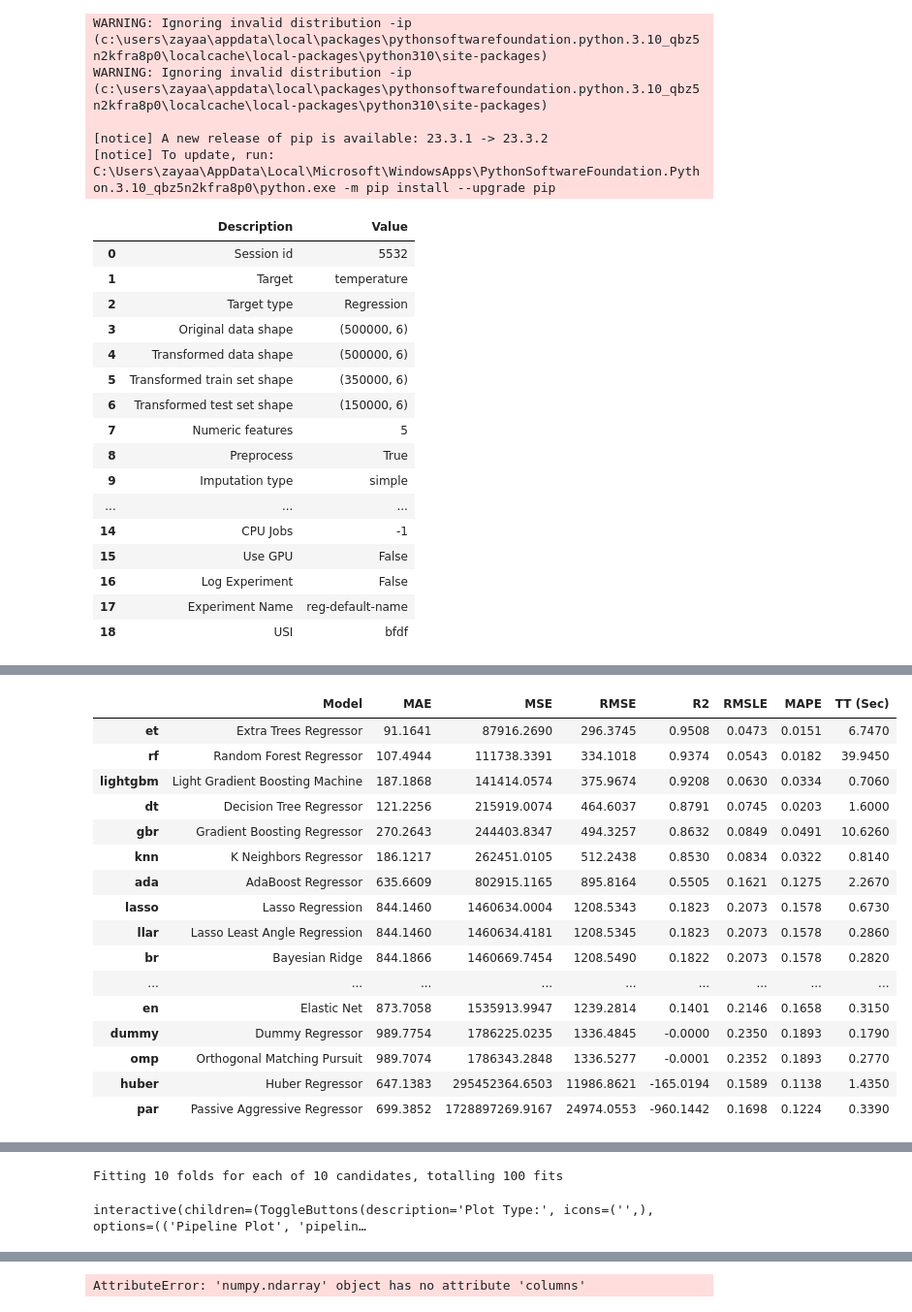
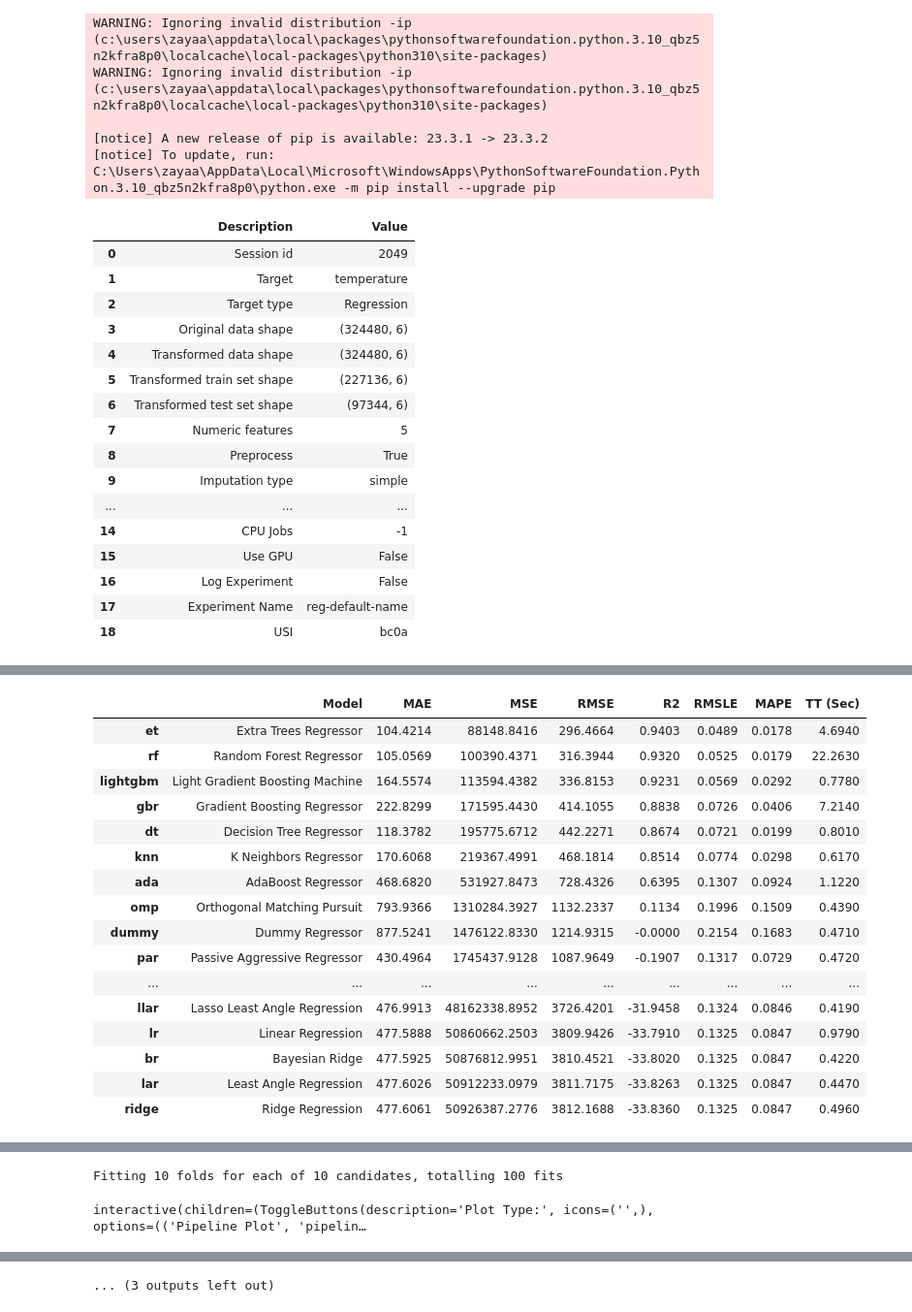
Before and after one commit to PhillipPhan1024/FRI-Feasibility-Study, a Jupyter notebook: neural_network_test.ipynb, the cells around one changed output, grey strips where cells are left out. Shown at 97% size. Drawn from its saved outputs; the diff is of its cells as text; code cells hidden in the pictures.

```diff
--- a/neural_network_test.ipynb
+++ b/neural_network_test.ipynb
@@ -317,66 +318,77 @@ WARNING: Ignoring invalid distribution -ip (c:\users\zayaa\appdata\local\package
 [notice] To update, run: C:\Users\zayaa\AppData\Local\Microsoft\WindowsApps\PythonSoftwareFoundation.Python.3.10_qbz5n2kfra8p0\python.exe -m pip install --upgrade pip
 # %%
 from pycaret.regression import *
+# %%
+# Initialize the regression setup
+#for the data, we want to use color_filters_df, but ignore the columns 'anomalies_scores' and 'anomaly':
+
+# new shiz, without .values
+X = color_filters_df[['u_g', 'g_r', 'r_i', 'i_z','metallicity']]
+# X = color_filters_df[['g_r', 'r_i']].values
+y = color_filters_df['temperature']
+
+
+X_train, X_test, y_train, y_test = train_test_split(X, y, test_size=0.2, random_state=42, shuffle=True)
+
+#create a variable called train_set which is X_train and y_train concatenated
+train_set = pd.concat([X_train, y_train], axis=1)
+test_set = pd.concat([X_test, y_test], axis=1)
 # %%
-# Initialize the regression setup
-regression_setup = setup(data=color_filters_df, target='temperature')
+
+
+#do drop to remove those extra columns
+regression_setup = setup(data=train_set, target='temperature')
 
 # Compare the performance of different regression models
 compare_models()
 
 # Create a model using the best performing algorithm
 best_model = create_model('lightgbm')
 
 # Tune the hyperparameters of the model
 tuned_model = tune_model(best_model)
 
 # Evaluate the model on the test set
 evaluate_model(tuned_model)
 
 # Make predictions on new data
 predictions = predict_model(tuned_model, data=X_test)
-
-# Visualize the predictions
-plot_model(tuned_model, plot='prediction_error')
-
-# Save the model
-save_model(tuned_model, 'regression_model')
 # %% [output]
 |  | Description | Value |
-| 0 | Session id | 5532 |
+| 0 | Session id | 2049 |
 | 1 | Target | temperature |
 | 2 | Target type | Regression |
-| 3 | Original data shape | (500000, 6) |
-| 4 | Transformed data shape | (500000, 6) |
-| 5 | Transformed train set shape | (350000, 6) |
-| 6 | Transformed test set shape | (150000, 6) |
+| 3 | Original data shape | (324480, 6) |
+| 4 | Transformed data shape | (324480, 6) |
+| 5 | Transformed train set shape | (227136, 6) |
+| 6 | Transformed test set shape | (97344, 6) |
 | 7 | Numeric features | 5 |
 | 8 | Preprocess | True |
 | 9 | Imputation type | simple |
 | ... | ... | ... |
 | 14 | CPU Jobs | -1 |
 | 15 | Use GPU | False |
 | 16 | Log Experiment | False |
 | 17 | Experiment Name | reg-default-name |
-| 18 | USI | bfdf |
+| 18 | USI | bc0a |
 [interactive output not drawn]
 |  | Model | MAE | MSE | RMSE | R2 | RMSLE | MAPE | TT (Sec) |
-| et | Extra Trees Regressor | 91.1641 | 87916.2690 | 296.3745 | 0.9508 | 0.0473 | 0.0151 | 6.7470 |
-| rf | Random Forest Regressor | 107.4944 | 111738.3391 | 334.1018 | 0.9374 | 0.0543 | 0.0182 | 39.9450 |
-| lightgbm | Light Gradient Boosting Machine | 187.1868 | 141414.0574 | 375.9674 | 0.9208 | 0.0630 | 0.0334 | 0.7060 |
-| dt | Decision Tree Regressor | 121.2256 | 215919.0074 | 464.6037 | 0.8791 | 0.0745 | 0.0203 | 1.6000 |
-| gbr | Gradient Boosting Regressor | 270.2643 | 244403.8347 | 494.3257 | 0.8632 | 0.0849 | 0.0491 | 10.6260 |
-| knn | K Neighbors Regressor | 186.1217 | 262451.0105 | 512.2438 | 0.8530 | 0.0834 | 0.0322 | 0.8140 |
-| ada | AdaBoost Regressor | 635.6609 | 802915.1165 | 895.8164 | 0.5505 | 0.1621 | 0.1275 | 2.2670 |
-| lasso | Lasso Regression | 844.1460 | 1460634.0004 | 1208.5343 | 0.1823 | 0.2073 | 0.1578 | 0.6730 |
-| llar | Lasso Least Angle Regression | 844.1460 | 1460634.4181 | 1208.5345 | 0.1823 | 0.2073 | 0.1578 | 0.2860 |
-| br | Bayesian Ridge | 844.1866 | 1460669.7454 | 1208.5490 | 0.1822 | 0.2073 | 0.1578 | 0.2820 |
+| et | Extra Trees Regressor | 104.4214 | 88148.8416 | 296.4664 | 0.9403 | 0.0489 | 0.0178 | 4.6940 |
+| rf | Random Forest Regressor | 105.0569 | 100390.4371 | 316.3944 | 0.9320 | 0.0525 | 0.0179 | 22.2630 |
+| lightgbm | Light Gradient Boosting Machine | 164.5574 | 113594.4382 | 336.8153 | 0.9231 | 0.0569 | 0.0292 | 0.7780 |
+| gbr | Gradient Boosting Regressor | 222.8299 | 171595.4430 | 414.1055 | 0.8838 | 0.0726 | 0.0406 | 7.2140 |
+| dt | Decision Tree Regressor | 118.3782 | 195775.6712 | 442.2271 | 0.8674 | 0.0721 | 0.0199 | 0.8010 |
+| knn | K Neighbors Regressor | 170.6068 | 219367.4991 | 468.1814 | 0.8514 | 0.0774 | 0.0298 | 0.6170 |
+| ada | AdaBoost Regressor | 468.6820 | 531927.8473 | 728.4326 | 0.6395 | 0.1307 | 0.0924 | 1.1220 |
+| omp | Orthogonal Matching Pursuit | 793.9366 | 1310284.3927 | 1132.2337 | 0.1134 | 0.1996 | 0.1509 | 0.4390 |
+| dummy | Dummy Regressor | 877.5241 | 1476122.8330 | 1214.9315 | -0.0000 | 0.2154 | 0.1683 | 0.4710 |
+| par | Passive Aggressive Regressor | 430.4964 | 1745437.9128 | 1087.9649 | -0.1907 | 0.1317 | 0.0729 | 0.4720 |
 | ... | ... | ... | ... | ... | ... | ... | ... | ... |
-| en | Elastic Net | 873.7058 | 1535913.9947 | 1239.2814 | 0.1401 | 0.2146 | 0.1658 | 0.3150 |
-| dummy | Dummy Regressor | 989.7754 | 1786225.0235 | 1336.4845 | -0.0000 | 0.2350 | 0.1893 | 0.1790 |
-| omp | Orthogonal Matching Pursuit | 989.7074 | 1786343.2848 | 1336.5277 | -0.0001 | 0.2352 | 0.1893 | 0.2770 |
-| huber | Huber Regressor | 647.1383 | 295452364.6503 | 11986.8621 | -165.0194 | 0.1589 | 0.1138 | 1.4350 |
-| par | Passive Aggressive Regressor | 699.3852 | 1728897269.9167 | 24974.0553 | -960.1442 | 0.1698 | 0.1224 | 0.3390 |
+| llar | Lasso Least Angle Regression | 476.9913 | 48162338.8952 | 3726.4201 | -31.9458 | 0.1324 | 0.0846 | 0.4190 |
+| lr | Linear Regression | 477.5888 | 50860662.2503 | 3809.9426 | -33.7910 | 0.1325 | 0.0847 | 0.9790 |
+| br | Bayesian Ridge | 477.5925 | 50876812.9951 | 3810.4521 | -33.8020 | 0.1325 | 0.0847 | 0.4220 |
+| lar | Least Angle Regression | 477.6026 | 50912233.0979 | 3811.7175 | -33.8263 | 0.1325 | 0.0847 | 0.4470 |
+| ridge | Ridge Regression | 477.6061 | 50926387.2776 | 3812.1688 | -33.8360 | 0.1325 | 0.0847 | 0.4960 |
 [interactive output not drawn]
 [interactive output not drawn]
 |  | MAE | MSE | RMSE | R2 | RMSLE | MAPE |
@@ -416 +427 @@ interactive(children=(ToggleButtons(description='Plot Type:', icons=('',), optio
-AttributeError: 'numpy.ndarray' object has no attribute 'columns'
+... (3 outputs left out)
```
Also changed, not shown: parts of 13 cells of this notebook, 2 other files.
